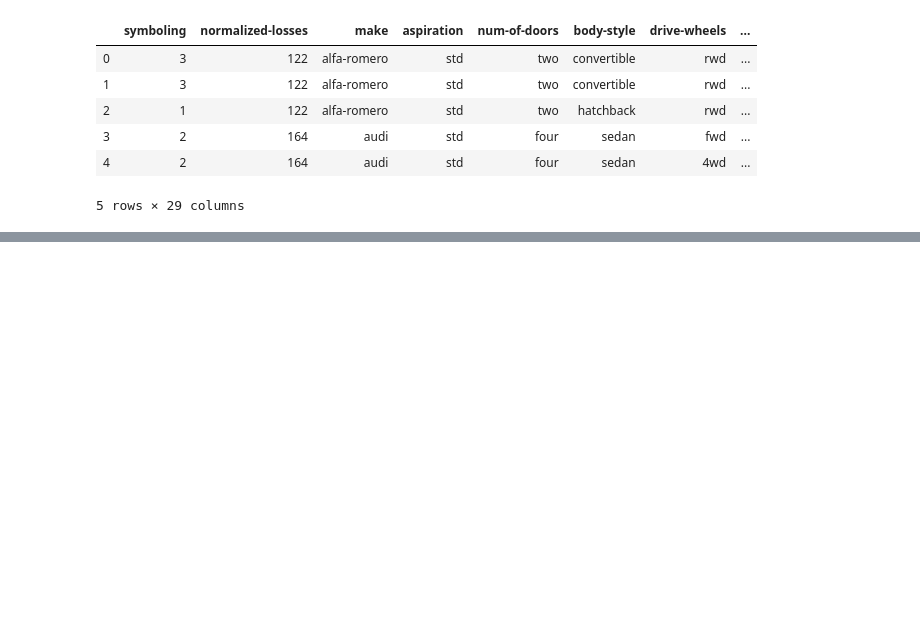
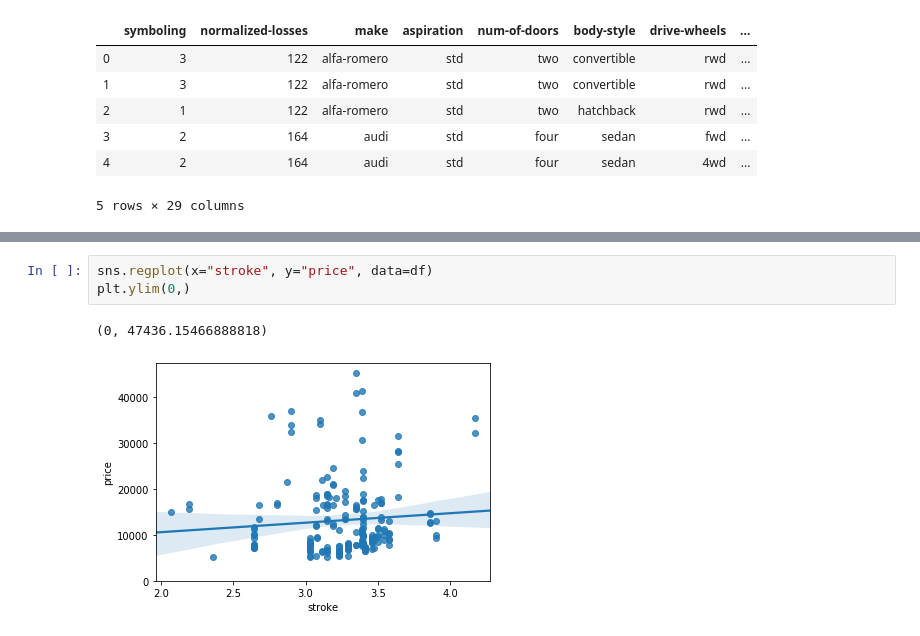
Before and after one commit to Neograytechmatter/ciencia_datos_mod3_s01, a Jupyter notebook: Analisis de datos (2).ipynb, the cells around one changed output, grey strips where cells are left out. Saved outputs shown, nothing was run; the diff lists cells and outputs as text; blank space fills up the shorter version.

```diff
--- a/Analisis de datos (2).ipynb
+++ b/Analisis de datos (2).ipynb
@@ -15,0 +97,6 @@ df.head()
+# %%
+sns.regplot(x="stroke", y="price", data=df)
+plt.ylim(0,)
+# %% [output]
+(0, 47436.15466888818)
+[figure, added]
```
Also changed, not shown: parts of 22 cells of this notebook.
